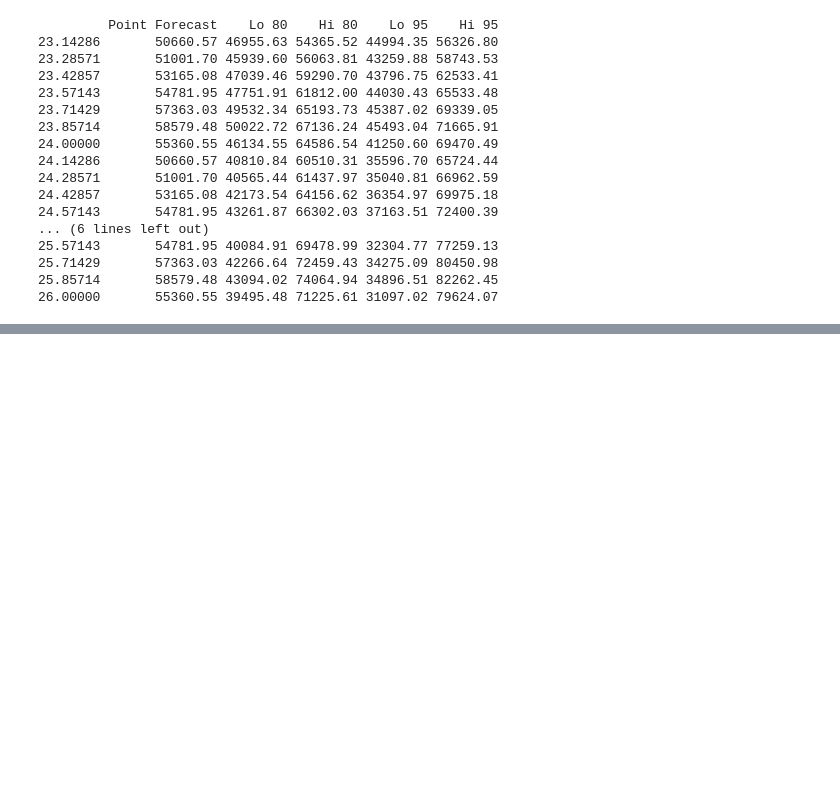
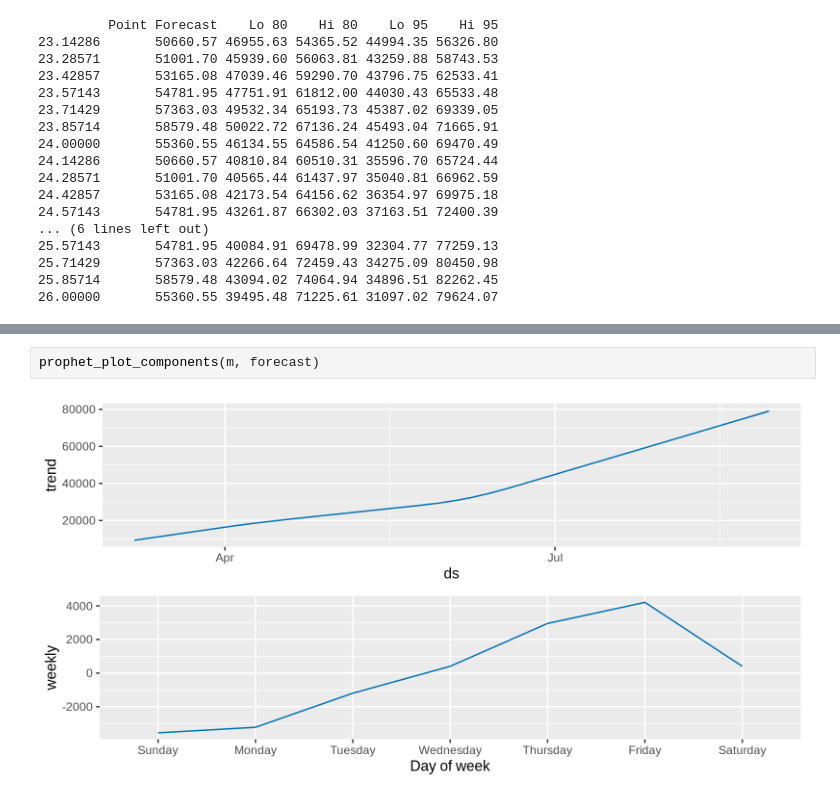
Before and after one commit to fastcyclist/TS_ETS, a Jupyter notebook: TimeSeries_ETS_Model_R.ipynb, the cells around one changed output, grey strips where cells are left out. Drawn from its saved outputs; the diff is of its cells as text; blank space fills up the shorter version.

```diff
--- a/TimeSeries_ETS_Model_R.ipynb
+++ b/TimeSeries_ETS_Model_R.ipynb
@@ -328,0 +542,4 @@ fit %>% forecast(h=21)
+# %%
+prophet_plot_components(m, forecast)
+# %% [output]
+[figure, added]
```
Also changed, not shown: parts of 14 cells of this notebook.
